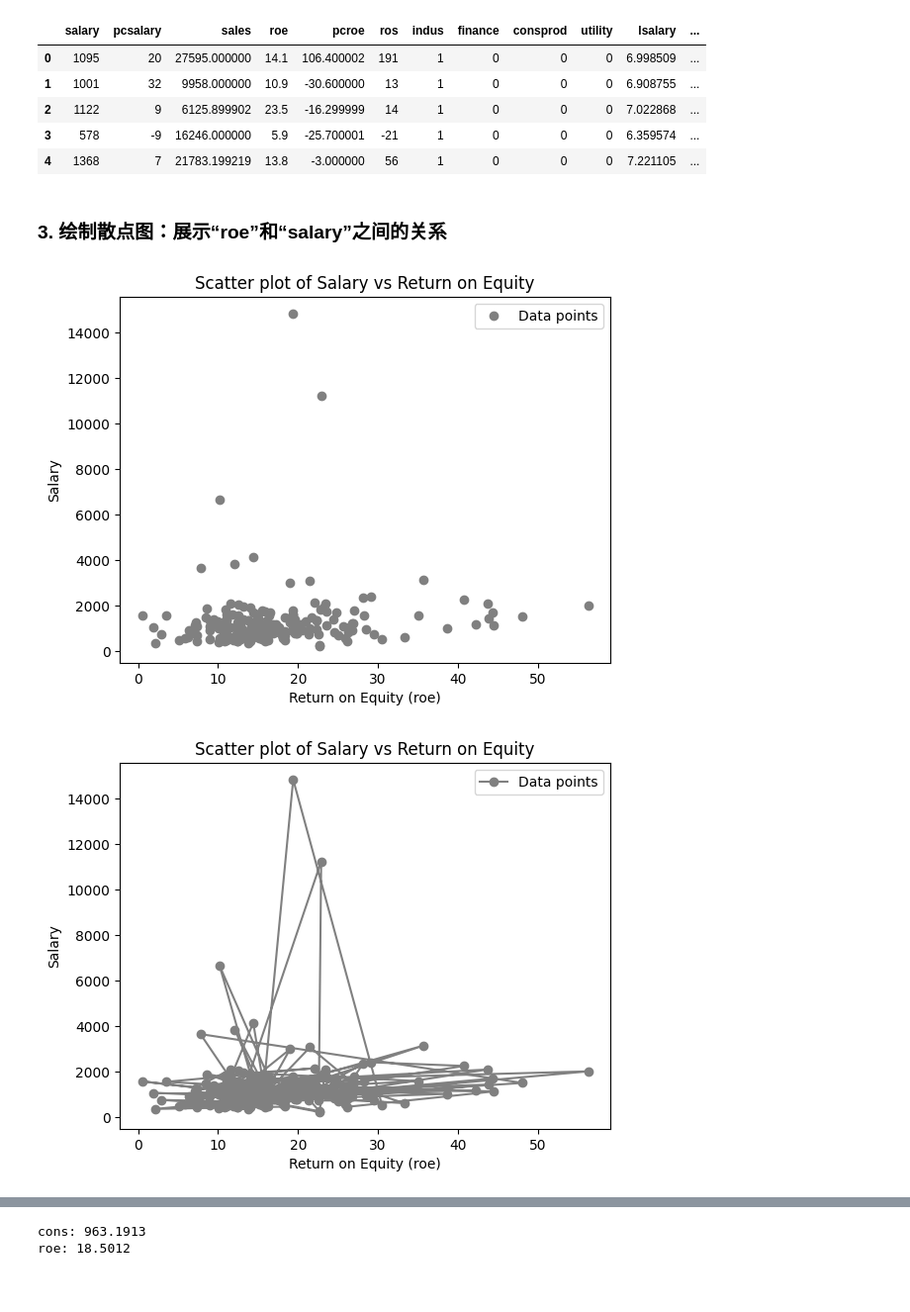
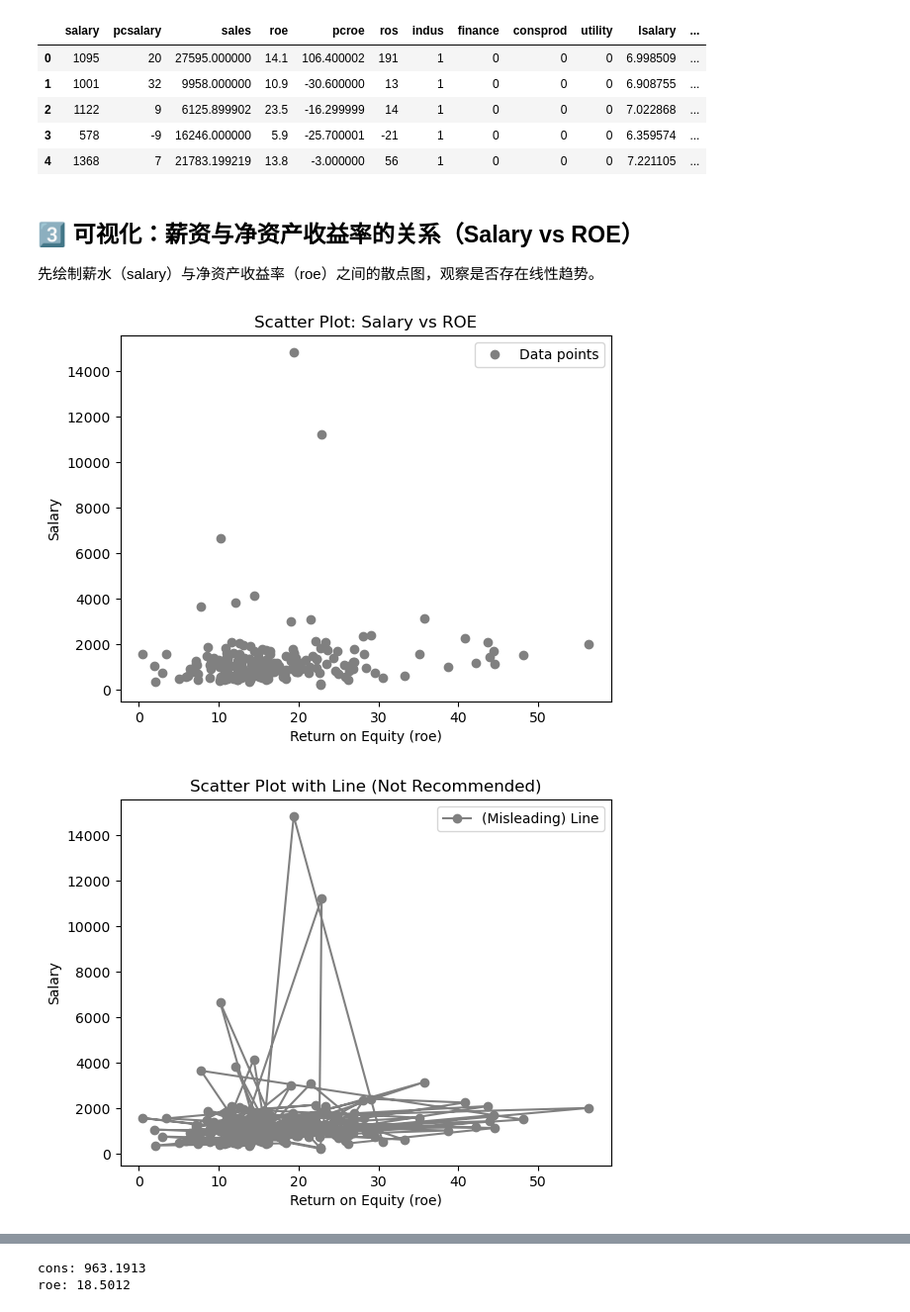
Before and after one commit to jiqingxxm/Econometrics-Practice, a Jupyter notebook: Econometrics_Practice_2025/L3b_ols.ipynb, the cells around one changed output, grey strips where cells are left out. Shown at 99% size. Drawn from its saved outputs; the diff is of its cells as text; code cells hidden in the pictures; blank space fills up the shorter version.

```diff
--- a/Econometrics_Practice_2025/L3b_ols.ipynb
+++ b/Econometrics_Practice_2025/L3b_ols.ipynb
@@ -19,27 +22,30 @@ ceosal1.head(5)   # 打印数据集的前五行，了解数据的概况
 | 3 | 578 | -9 | 16246.000000 | 5.9 | -25.700001 | -21 | 1 | 0 | 0 | 0 | 6.359574 | ... |
 | 4 | 1368 | 7 | 21783.199219 | 13.8 | -3.000000 | 56 | 1 | 0 | 0 | 0 | 7.221105 | ... |
 # %% [markdown]
-### 3. 绘制散点图：展示“roe”和“salary”之间的关系
+## 3️⃣ 可视化：薪资与净资产收益率的关系（Salary vs ROE）
+
+先绘制薪水（salary）与净资产收益率（roe）之间的散点图，观察是否存在线性趋势。
 # %%
-plt.figure(figsize=(6.4, 4.8))  # 设置图形的大小
-plt.plot(ceosal1['roe'], ceosal1['salary'], color='grey', marker='o', linestyle='', label='Data points') # 散点图
-plt.xlabel('Return on Equity (roe)', fontsize=10)  # x轴标签：净资产收益率 (roe)
-plt.ylabel('Salary', fontsize=10)  # y轴标签：薪水 (Salary)
-plt.title('Scatter plot of Salary vs Return on Equity', fontsize=12)  # 标题：薪水与净资产收益率的散点图
-# plt.grid()  # 显示网格
-plt.legend()  # 显示图例
+plt.figure(figsize=(6.4, 4.8))
+plt.plot(ceosal1['roe'], ceosal1['salary'], color='grey', marker='o', linestyle='', label='Data points')
+
+plt.xlabel('Return on Equity (roe)', fontsize=10)
+plt.ylabel('Salary', fontsize=10)
+plt.title('Scatter Plot: Salary vs ROE', fontsize=12)
+plt.legend()
 plt.show()
 # %% [output]
-[figure, old version]
+[figure, new version]
 # %%
-plt.figure(figsize=(6.4, 4.8))  # 设置图形的大小
-plt.plot(ceosal1['roe'], ceosal1['salary'], color='grey', marker='o', linestyle='-', label='Data points') # 折线图
-plt.xlabel('Return on Equity (roe)', fontsize=10)  # x轴标签：净资产收益率 (roe)
-plt.ylabel('Salary', fontsize=10)  # y轴标签：薪水 (Salary)
-plt.title('Scatter plot of Salary vs Return on Equity', fontsize=12)  # 标题：薪水与净资产收益率的散点图
-# plt.grid()  # 显示网格
-plt.legend()  # 显示图例
+# 用折线图代替散点图会失去信息，下面代码主要是为了对比展示
+plt.figure(figsize=(6.4, 4.8))
+plt.plot(ceosal1['roe'], ceosal1['salary'], color='grey', marker='o', linestyle='-', label='(Misleading) Line')
+
+plt.xlabel('Return on Equity (roe)', fontsize=10)
+plt.ylabel('Salary', fontsize=10)
+plt.title('Scatter Plot with Line (Not Recommended)', fontsize=12)
+plt.legend()
 plt.show()
 # %% [output]
-[figure, old version]
+[figure, new version]
 # %% [markdown]
```
Also changed, not shown: parts of 13 cells of this notebook, 1 other file.
